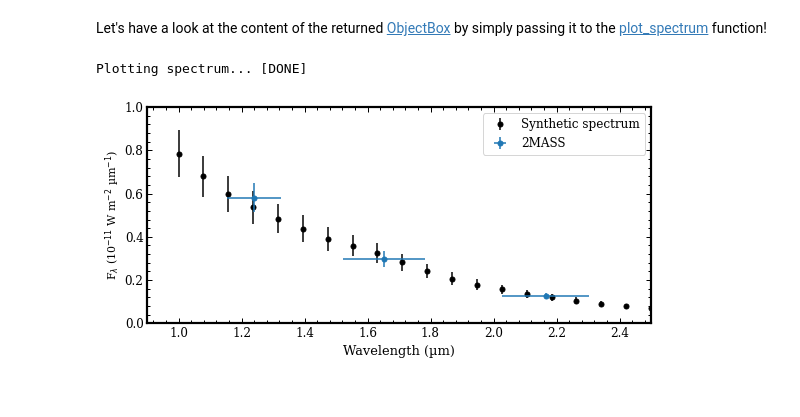
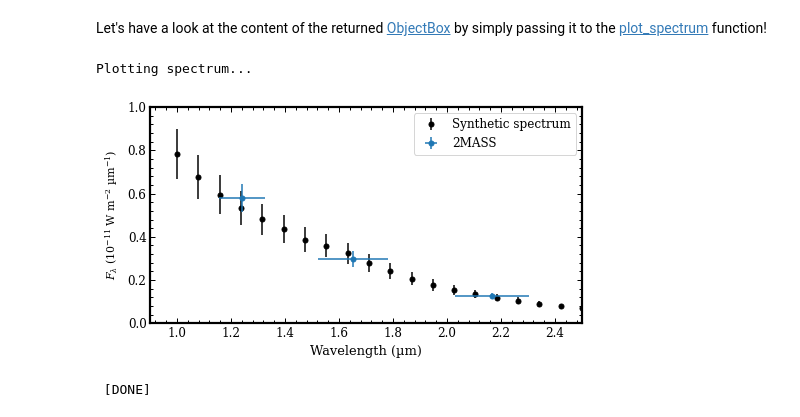
Before and after one commit to tomasstolker/species, a Jupyter notebook: docs/tutorials/flux_calibration.ipynb, the cells around one changed output. Drawn from its saved outputs; the diff is of its cells as text; code cells hidden in the pictures.

```diff
--- a/docs/tutorials/flux_calibration.ipynb
+++ b/docs/tutorials/flux_calibration.ipynb
@@ -408,16 +412,17 @@ Let's have a look at the content of the returned [ObjectBox](https://species.rea
 # %%
 species.plot_spectrum(boxes=[object_box],
                       plot_kwargs=[{'calibration': {'marker': 'o', 'ms': 5., 'color': 'black', 'ls': 'none', 'label': 'Synthetic spectrum'},
                                     '2MASS/2MASS.J': {'marker': 'o', 'ms': 5., 'color': 'tab:blue', 'ls': 'none', 'label': '2MASS'},
                                     '2MASS/2MASS.H': {'marker': 'o', 'ms': 5., 'color': 'tab:blue', 'ls': 'none'},
                                     '2MASS/2MASS.Ks': {'marker': 'o', 'ms': 5., 'color': 'tab:blue', 'ls': 'none'}}],
                       xlim=(0.9, 2.5),
                       ylim=(0., 1e-11),
                       scale=('linear', 'linear'),
-                      offset=(-0.1, -0.05),
-                      figsize=(7., 3.),
+                      offset=(-0.1, -0.07),
+                      figsize=(6., 3.),
                       legend={'loc': 'upper right', 'fontsize': 12.},
                       output=None)
 # %% [output]
-Plotting spectrum... [DONE]
+Plotting spectrum...
-[figure, old version]
+[figure, new version]
+ [DONE]
```
Also changed, not shown: parts of 23 cells of this notebook, 4 other files.
